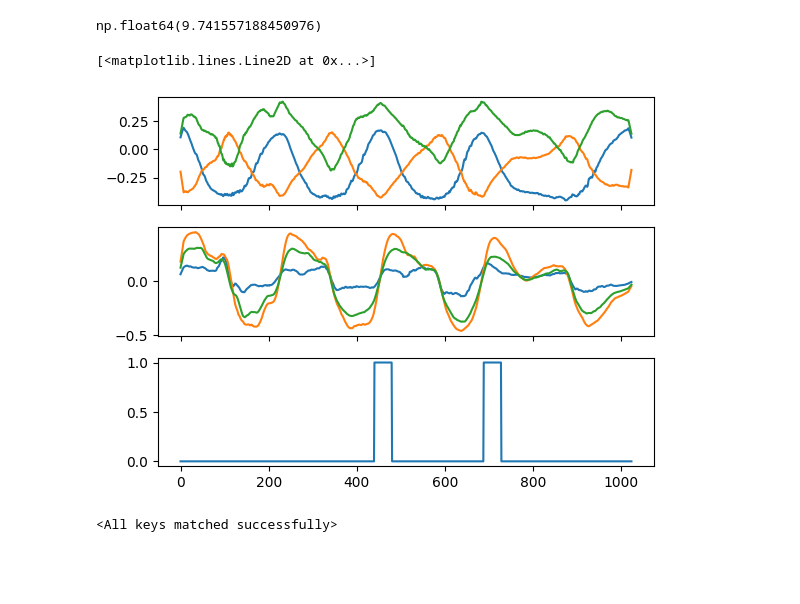
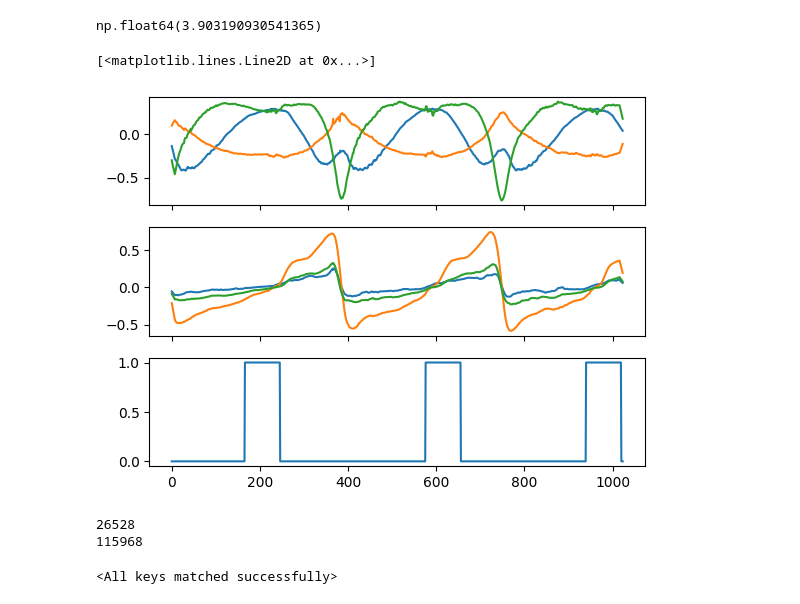
Before and after one commit to Musa-Azeem/AI-hypertrophy-coach, a Jupyter notebook: ml.ipynb, the cells around one changed output. Drawn from its saved outputs; the diff is of its cells as text; code cells hidden in the pictures; blank space fills up the shorter version.

```diff
--- a/ml.ipynb
+++ b/ml.ipynb
@@ -39,7 +39,7 @@ def warp_time(data, label, max_scale=1.5):
         # label = label - (start_idx / L)
 
     return torch.from_numpy(warped).to(torch.float32), label
-def segment_y(y, t=20):
+def segment_y(y, t=40):
     end_rep_markers = torch.where(torch.diff(y) < 0)[0]
     y = torch.zeros_like(y)
     starts = (end_rep_markers - t).clamp(0)
@@ -149,36 +147,36 @@ plt.hist(window_labels);
 # %%
 (window_labels == 0).sum() / (window_labels == 1).sum()
 # %% [output]
-np.float64(9.741557188450976)
+np.float64(3.903190930541365)
 # %%
 # X,y = train_dataset[0]
-X,y = val_dataset[0]
+X,y = val_dataset[120]
 
 fig, axes = plt.subplots(3,1, sharex=True)
 
 axes[0].plot(X[0])
 axes[0].plot(X[1])
 axes[0].plot(X[2])
 
 axes[1].plot(X[3])
 axes[1].plot(X[4])
 axes[1].plot(X[5])
 
 # if y > 0:
 #     vline = y * winsize
 #     axes[0].axvline(vline, color='red', linestyle='--')
 #     axes[1].axvline(vline, color='red', linestyle='--')
 
 axes[2].plot(y)
 
 # t = np.where(y == 1)[0]
 # for ti in t:
 #     axes[0].axvline(ti, color='red', linestyle='--')
 #     axes[1].axvline(ti, color='red', linestyle='--')
 # plt.suptitle(y.item())
 # %% [output]
 [<matplotlib.lines.Line2D at 0x...>]
-[figure, old version]
+[figure, new version]
 # %%
 class ResBlock(nn.Module):
     # One layer of convolutional block with batchnorm, relu and dropout
@@ -235,8 +260,14 @@ model = ConvNet().to(device)
 model.freeze()
 # criterion = nn.MSELoss()
 # criterion = Loss()
-criterion = nn.BCEWithLogitsLoss(pos_weight=torch.Tensor([10])).to(device)
+# criterion = nn.BCEWithLogitsLoss(pos_weight=torch.Tensor([10])).to(device)
+criterion = SegmentationLoss(0.6, 4, device)
 optimizer = torch.optim.Adam(model.parameters(), lr=3e-3)
+print(sum(p.numel() for p in model.encoder.parameters()))
+print(sum(p.numel() for p in model.parameters() if p.requires_grad))
+# %% [output]
+26528
+115968
 # %%
 state_dict = {'.'.join(k.split('.')[1:]):v for k,v in torch.load('best_model-pretrained.pth').items() if k.startswith('encoder.')}
 model.encoder.load_state_dict(state_dict)
```
Also changed, not shown: parts of 14 cells of this notebook, 1 other file.
